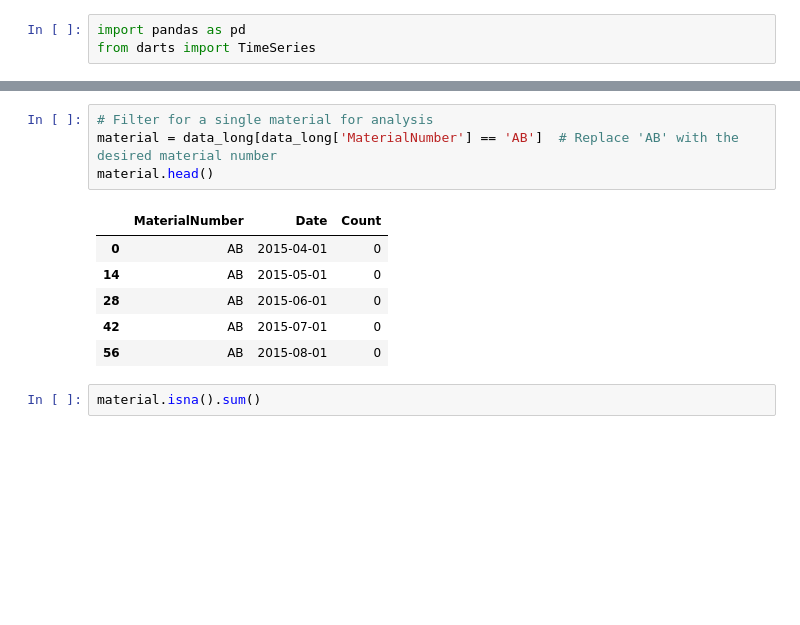
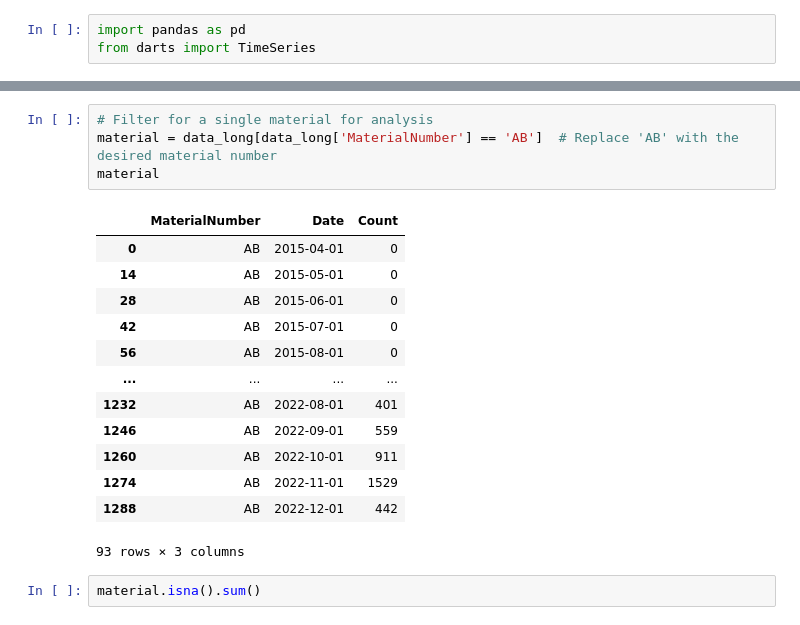
Before and after one commit to pratikranaa/Summer_Projects, a Jupyter notebook: Time_Series/ws.ipynb, the cells around one changed output, grey strips where cells are left out. Drawn from its saved outputs; the diff is of its cells as text; blank space fills up the shorter version.

```diff
--- a/Time_Series/ws.ipynb
+++ b/Time_Series/ws.ipynb
@@ -38,14 +61,21 @@ data_long.head()
 # %%
 # Filter for a single material for analysis
 material = data_long[data_long['MaterialNumber'] == 'AB']  # Replace 'AB' with the desired material number
-material.head()
+material
 # %% [output]
 |  | MaterialNumber | Date | Count |
 | 0 | AB | 2015-04-01 | 0 |
 | 14 | AB | 2015-05-01 | 0 |
 | 28 | AB | 2015-06-01 | 0 |
 | 42 | AB | 2015-07-01 | 0 |
 | 56 | AB | 2015-08-01 | 0 |
+| ... | ... | ... | ... |
+| 1232 | AB | 2022-08-01 | 401 |
+| 1246 | AB | 2022-09-01 | 559 |
+| 1260 | AB | 2022-10-01 | 911 |
+| 1274 | AB | 2022-11-01 | 1529 |
+| 1288 | AB | 2022-12-01 | 442 |
+93 rows × 3 columns
 # %%
 material.isna().sum()
 # %% [output]
```
Also changed, not shown: parts of 14 cells of this notebook, 1 other file.
